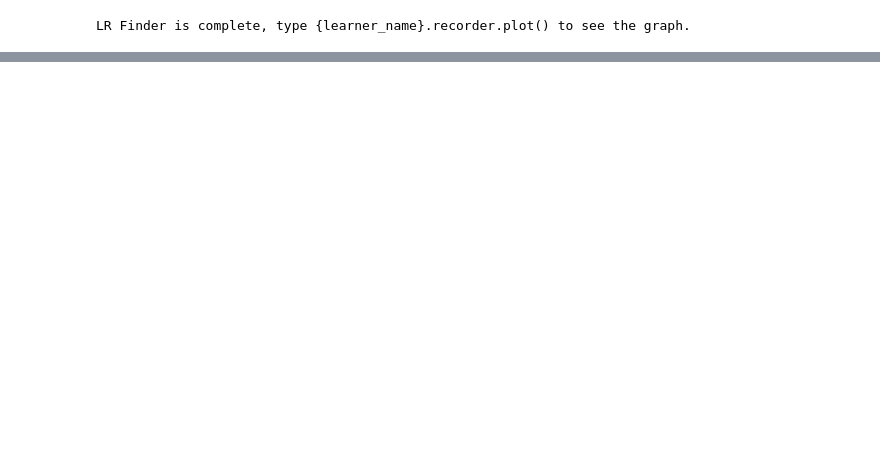
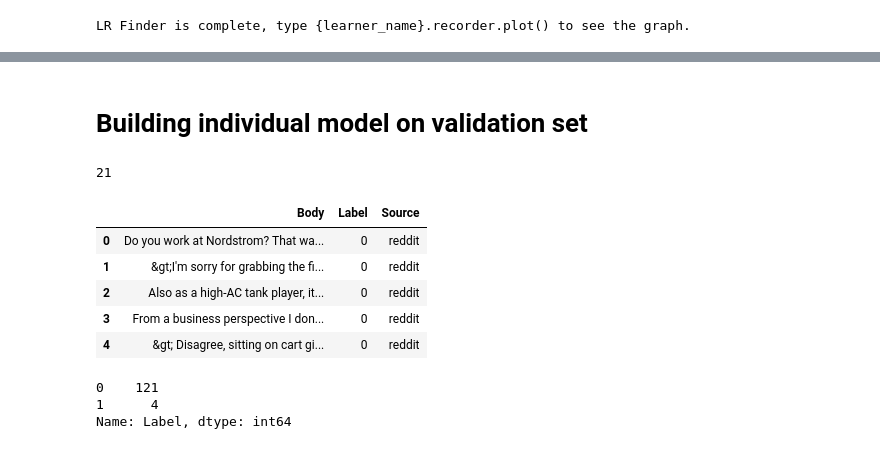
Before and after one commit to heye0507/individualNLPClassifier, a Jupyter notebook: awd_lstm_base_dev.ipynb, the cells around one changed output, grey strips where cells are left out. Drawn from its saved outputs; the diff is of its cells as text; code cells hidden in the pictures; blank space fills up the shorter version.

```diff
--- a/Universal model baseline dev.ipynb
+++ b/awd_lstm_base_dev.ipynb
@@ -117,7 +124,7 @@ The AWS Cloud Security Checklist ( MPLS ) Network Research for 2019 - 11 - 19
 # %% [markdown]
 # Build a classifier on 70% of the datasets
 # %%
-filenames.remove(Path('/home/jupyter/insight_project/basilica-insight-project/data/csv/models'))
+filenames.remove(Path('/home/jupyter/insight_project/Project-M/data/preprocessed/csv/models'))
 # %%
 len(filenames)
 # %% [output]
@@ -422,0 +458,22 @@ LR Finder is complete, type {learner_name}.recorder.plot() to see the graph.
+# %% [markdown]
+# Building individual model on validation set
+# %%
+len(valid_list)
+# %% [output]
+21
+# %%
+df_valid_1 = pd.read_csv(valid_list[0])
+df_valid_1.head()
+# %% [output]
+|  | Body | Label | Source |
+| 0 | Do you work at Nordstrom? That wa... | 0 | reddit |
+| 1 | &gt;I'm sorry for grabbing the fi... | 0 | reddit |
+| 2 | Also as a high-AC tank player, it... | 0 | reddit |
+| 3 | From a business perspective I don... | 0 | reddit |
+| 4 | &gt; Disagree, sitting on cart gi... | 0 | reddit |
+# %%
+df_valid_1['Label'].value_counts()
+# %% [output]
+0    121
+1      4
+Name: Label, dtype: int64
```
Also changed, not shown: parts of 42 cells of this notebook, 1 other file.
